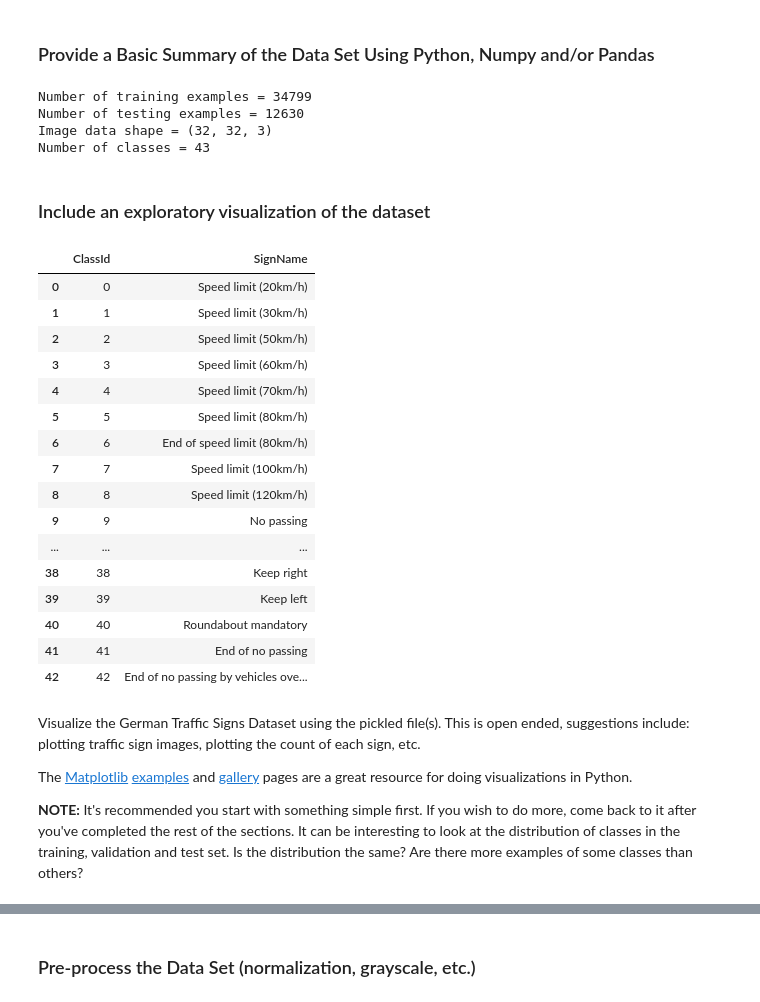
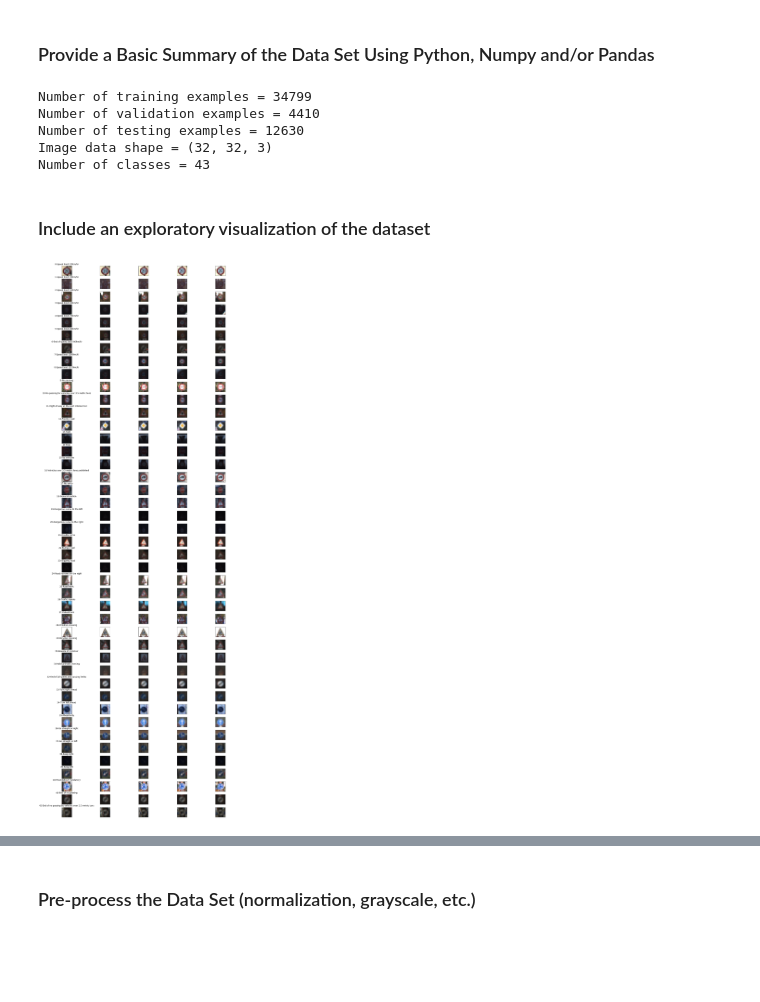
Before and after one commit to arrawatia/CarND-Traffic-Sign-Classifier-Project, a Jupyter notebook: Traffic_Sign_Classifier.ipynb, the cells around one changed output, grey strips where cells are left out. Drawn from its saved outputs; the diff is of its cells as text; code cells hidden in the pictures; blank space fills up the shorter version.

```diff
--- a/Traffic_Sign_Classifier.ipynb
+++ b/Traffic_Sign_Classifier.ipynb
@@ -73,60 +50,39 @@ image_shape = X_test[0].shape
 # TODO: How many unique classes/labels there are in the dataset.
 import pandas as pd
 signs = pd.read_csv('signnames.csv')
-
+sign_names = signs['SignName']
+class_ids = signs['ClassId'].index
 n_classes = signs.shape[0]
 
 print("Number of training examples =", n_train)
+print("Number of validation examples =", n_validation)
 print("Number of testing examples =", n_test)
 print("Image data shape =", image_shape)
 print("Number of classes =", n_classes)
 # %% [output]
 Number of training examples = 34799
+Number of validation examples = 4410
 Number of testing examples = 12630
 Image data shape = (32, 32, 3)
 Number of classes = 43
 # %% [markdown]
 ### Include an exploratory visualization of the dataset
-# %%
-signs
-# %% [output]
-|  | ClassId | SignName |
-| 0 | 0 | Speed limit (20km/h) |
-| 1 | 1 | Speed limit (30km/h) |
-| 2 | 2 | Speed limit (50km/h) |
-| 3 | 3 | Speed limit (60km/h) |
-| 4 | 4 | Speed limit (70km/h) |
-| 5 | 5 | Speed limit (80km/h) |
-| 6 | 6 | End of speed limit (80km/h) |
-| 7 | 7 | Speed limit (100km/h) |
-| 8 | 8 | Speed limit (120km/h) |
-| 9 | 9 | No passing |
-| ... | ... | ... |
-| 38 | 38 | Keep right |
-| 39 | 39 | Keep left |
-| 40 | 40 | Roundabout mandatory |
-| 41 | 41 | End of no passing |
-| 42 | 42 | End of no passing by vehicles ove... |
-# %% [markdown]
-Visualize the German Traffic Signs Dataset using the pickled file(s). This is open ended, suggestions include: plotting traffic sign images, plotting the count of each sign, etc.
-
-The [Matplotlib](http://matplotlib.org/) [examples](http://matplotlib.org/examples/index.html) and [gallery](http://matplotlib.org/gallery.html) pages are a great resource for doing visualizations in Python.
-
-**NOTE:** It's recommended you start with something simple first. If you wish to do more, come back to it after you've completed the rest of the sections. It can be interesting to look at the distribution of classes in the training, validation and test set. Is the distribution the same? Are there more examples of some classes than others?
 # %%
 
 import random
 import numpy as np
 import matplotlib.pyplot as plt
 %matplotlib inline
 
-# fig, axes = plt.subplots(n_classes, 1, figsize=(60, 60), subplot_kw={'xticks': [], 'yticks': []})
-# fig.subplots_adjust(hspace=0.3, wspace=0.1)
+fig, axes = plt.subplots(n_classes, 5, figsize=(20, 60), subplot_kw={'xticks': [], 'yticks': []})
+fig.subplots_adjust(hspace=0.3, wspace=0.1)
 
-# for i in signs["ClassId"].index:
+for i in class_ids:
+    image_idx = np.where(y_train == i)[0]
+    for j in range(5):
+        axes[i, j].imshow(X_train[image_idx][j])
+    axes[i, 0].set_title(str(i) + "-" + sign_names[i])
 
-#     image_idx = np.where(y_train == i)[0][1]
-#     axes[i].imshow(X_train[image_idx])
-#     axes[i].set_title(str(i) + "-" + str(signs['SignName'][i]))
-
-# plt.show()
+plt.show()
+# %% [output]
+[figure, added]
```
Also changed, not shown: parts of 23 cells of this notebook, 4 other files.
